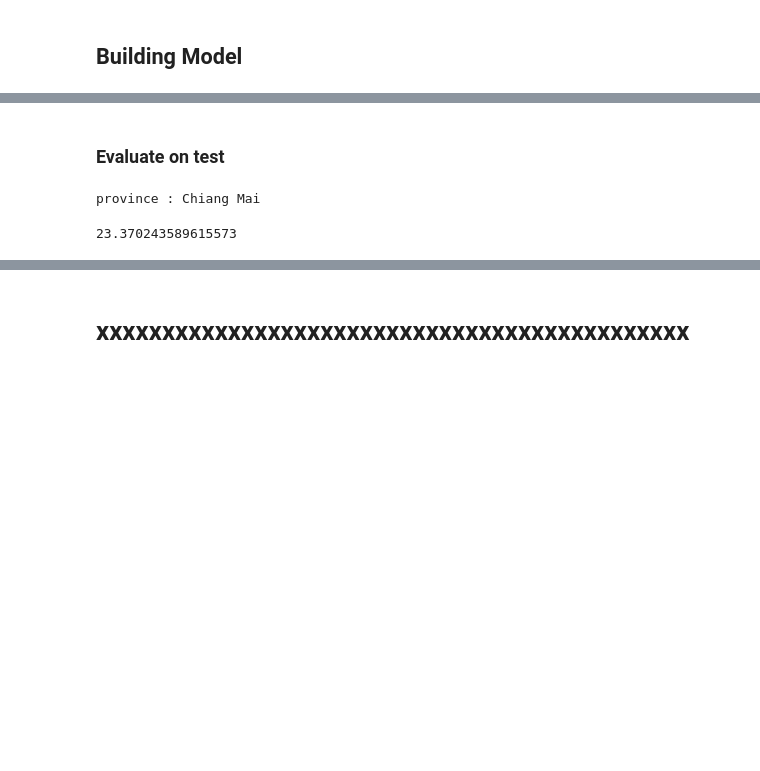
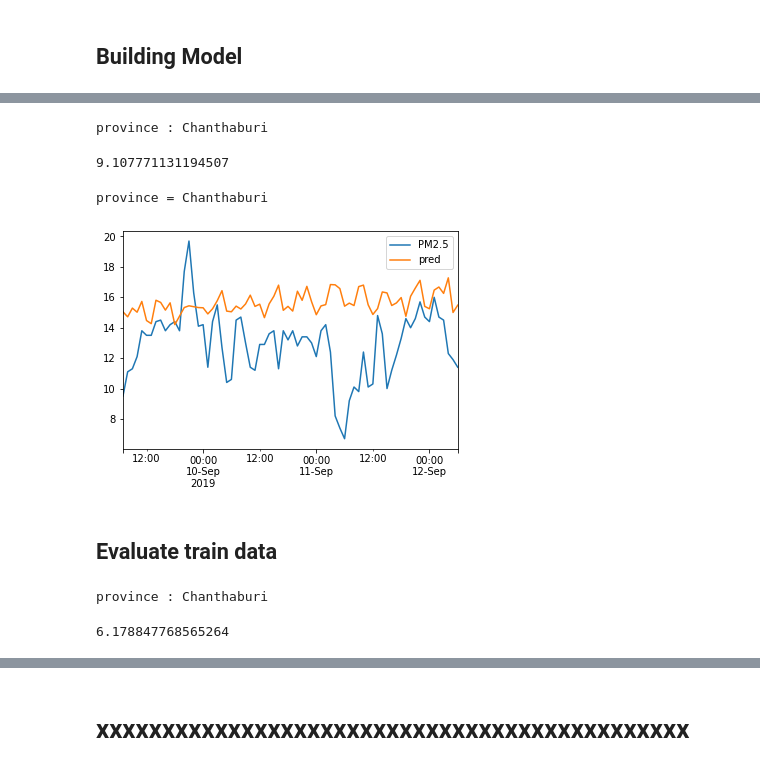
Before and after one commit to samsatp/PM25-DataScience-TermProject, a Jupyter notebook: 5. models_playground.ipynb, the cells around one changed output, grey strips where cells are left out. Saved outputs shown, nothing was run; the diff lists cells and outputs as text; code cells hidden in the pictures; blank space fills up the shorter version.

```diff
--- a/5. models_playground.ipynb
+++ b/5. models_playground.ipynb
@@ -110,7 +120,7 @@ model = Sequential([
     Dense(72, activation='linear')
 ])
 # %%
-province = 'Chiang Mai'
+province = 'Chanthaburi'
 x_feed, y_feed = x_[province]['Train'], y_[province]['Train']
 x_eval, y_eval = x_[province]['Test'], y_[province]['Test']
 # %%
@@ -196,16 +194,40 @@ model.evaluate(x_eval, y_eval)
+# %%
+from sklearn.metrics import mean_squared_error as mse
+pred = model(x_eval)
+rmse = []
+print('province :', province)
+
+for i in range(len(pred)):
+    p = y_train_scalers[province].inverse_transform(pred[i].numpy().reshape((-1,1)))
+    y_t = Y_test[province][i].values
+    rmse.append(np.sqrt(mse(p, y_t)))
+np.mean(rmse)
+# %% [output]
+province : Chanthaburi
+9.107771131194507
+# %%
+i = 699
+print('province =',province)
+h = y_train_scalers[province].inverse_transform(pred[i].numpy().reshape((-1,1)))
+k = Y_test[province][i].copy()
+k['pred'] = h
+k.plot();
+# %% [output]
+province = Chanthaburi
+[figure, added]
 # %% [markdown]
-### Evaluate on test
+## Evaluate train data
 # %%
 from sklearn.metrics import mean_squared_error as mse
-pred = model(x_eval)
+pred = model(x_feed)
 rmse = []
 print('province :', province)
 for i in range(len(pred)):
-    p = y_test_scalers[province].inverse_transform(pred[i].numpy().reshape((-1,1)))
-    y_t = y_test_scalers[province].inverse_transform(y_eval[i].reshape((-1,1)))
+    p = y_train_scalers[province].inverse_transform(pred[i].numpy().reshape((-1,1)))
+    y_t = y_train_scalers[province].inverse_transform(y_feed[i].reshape((-1,1)))
     rmse.append(np.sqrt(mse(p, y_t)))
 np.mean(rmse)
 # %% [output]
-province : Chiang Mai
+province : Chanthaburi
-23.370243589615573
+6.178847768565264
 # %%
```
Also changed, not shown: parts of 17 cells of this notebook, 20 other files.
